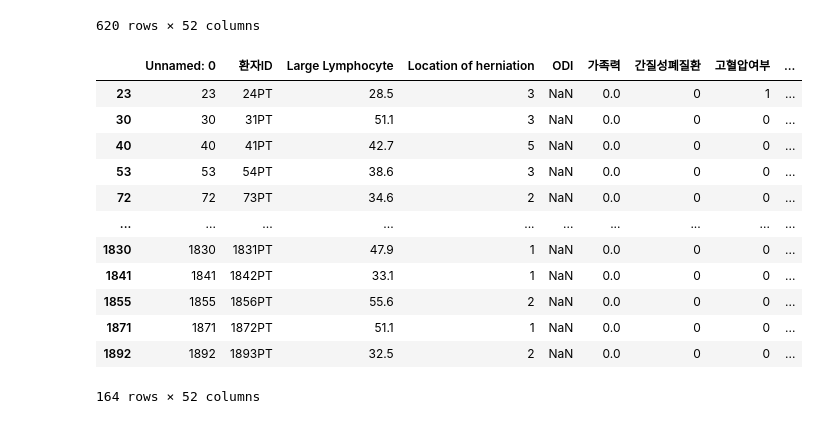
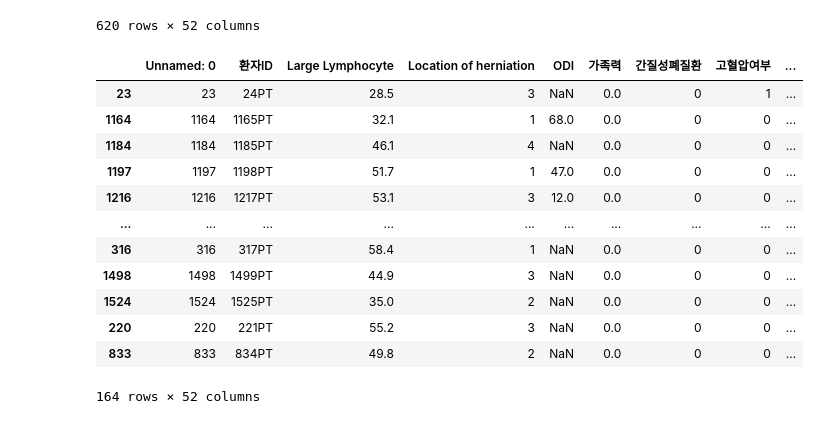
Before and after one commit to SSSanga/study_data_analytics, a Jupyter notebook: codes/DDA/RecurrenceOfSurgery_DDA.ipynb, the cells around one changed output. Saved outputs shown, nothing was run; the diff lists cells and outputs as text; code cells hidden in the pictures.

```diff
--- a/codes/DDA/RecurrenceOfSurgery_DDA.ipynb
+++ b/codes/DDA/RecurrenceOfSurgery_DDA.ipynb
@@ -264,19 +264,20 @@ df_ROS_DF_top2
 # %%
 # 체중이 70 초과, 신장이 170 초과, 흡연여부 0
 condition = (df_ROS_DF_top2['신장'] > 170 ) & (df_ROS_DF_top2['체중'] > 70 ) & (df_ROS_DF_top2['흡연여부'] == 0)
 df_ROS_DF_top2_filter = df_ROS_DF_top2.loc[condition]
-df_ROS_DF_top2_filter
+df_ROS_DF_top2_asc = df_ROS_DF_top2_filter.sort_values(by=['직업'], ascending = [True])
+df_ROS_DF_top2_asc
 # %% [output]
 |  | Unnamed: 0 | 환자ID | Large Lymphocyte | Location of herniation | ODI | 가족력 | 간질성폐질환 | 고혈압여부 | ... |
 | 23 | 23 | 24PT | 28.5 | 3 | NaN | 0.0 | 0 | 1 | ... |
-| 30 | 30 | 31PT | 51.1 | 3 | NaN | 0.0 | 0 | 0 | ... |
-| 40 | 40 | 41PT | 42.7 | 5 | NaN | 0.0 | 0 | 0 | ... |
-| 53 | 53 | 54PT | 38.6 | 3 | NaN | 0.0 | 0 | 0 | ... |
-| 72 | 72 | 73PT | 34.6 | 2 | NaN | 0.0 | 0 | 0 | ... |
+| 1164 | 1164 | 1165PT | 32.1 | 1 | 68.0 | 0.0 | 0 | 0 | ... |
+| 1184 | 1184 | 1185PT | 46.1 | 4 | NaN | 0.0 | 0 | 0 | ... |
+| 1197 | 1197 | 1198PT | 51.7 | 1 | 47.0 | 0.0 | 0 | 0 | ... |
+| 1216 | 1216 | 1217PT | 53.1 | 3 | 12.0 | 0.0 | 0 | 0 | ... |
 | ... | ... | ... | ... | ... | ... | ... | ... | ... | ... |
-| 1830 | 1830 | 1831PT | 47.9 | 1 | NaN | 0.0 | 0 | 0 | ... |
-| 1841 | 1841 | 1842PT | 33.1 | 1 | NaN | 0.0 | 0 | 0 | ... |
-| 1855 | 1855 | 1856PT | 55.6 | 2 | NaN | 0.0 | 0 | 0 | ... |
-| 1871 | 1871 | 1872PT | 51.1 | 1 | NaN | 0.0 | 0 | 0 | ... |
-| 1892 | 1892 | 1893PT | 32.5 | 2 | NaN | 0.0 | 0 | 0 | ... |
+| 316 | 316 | 317PT | 58.4 | 1 | NaN | 0.0 | 0 | 0 | ... |
+| 1498 | 1498 | 1499PT | 44.9 | 3 | NaN | 0.0 | 0 | 0 | ... |
+| 1524 | 1524 | 1525PT | 35.0 | 2 | NaN | 0.0 | 0 | 0 | ... |
+| 220 | 220 | 221PT | 55.2 | 3 | NaN | 0.0 | 0 | 0 | ... |
+| 833 | 833 | 834PT | 49.8 | 2 | NaN | 0.0 | 0 | 0 | ... |
 164 rows × 52 columns
```
Also changed, not shown: parts of 3 cells of this notebook.
